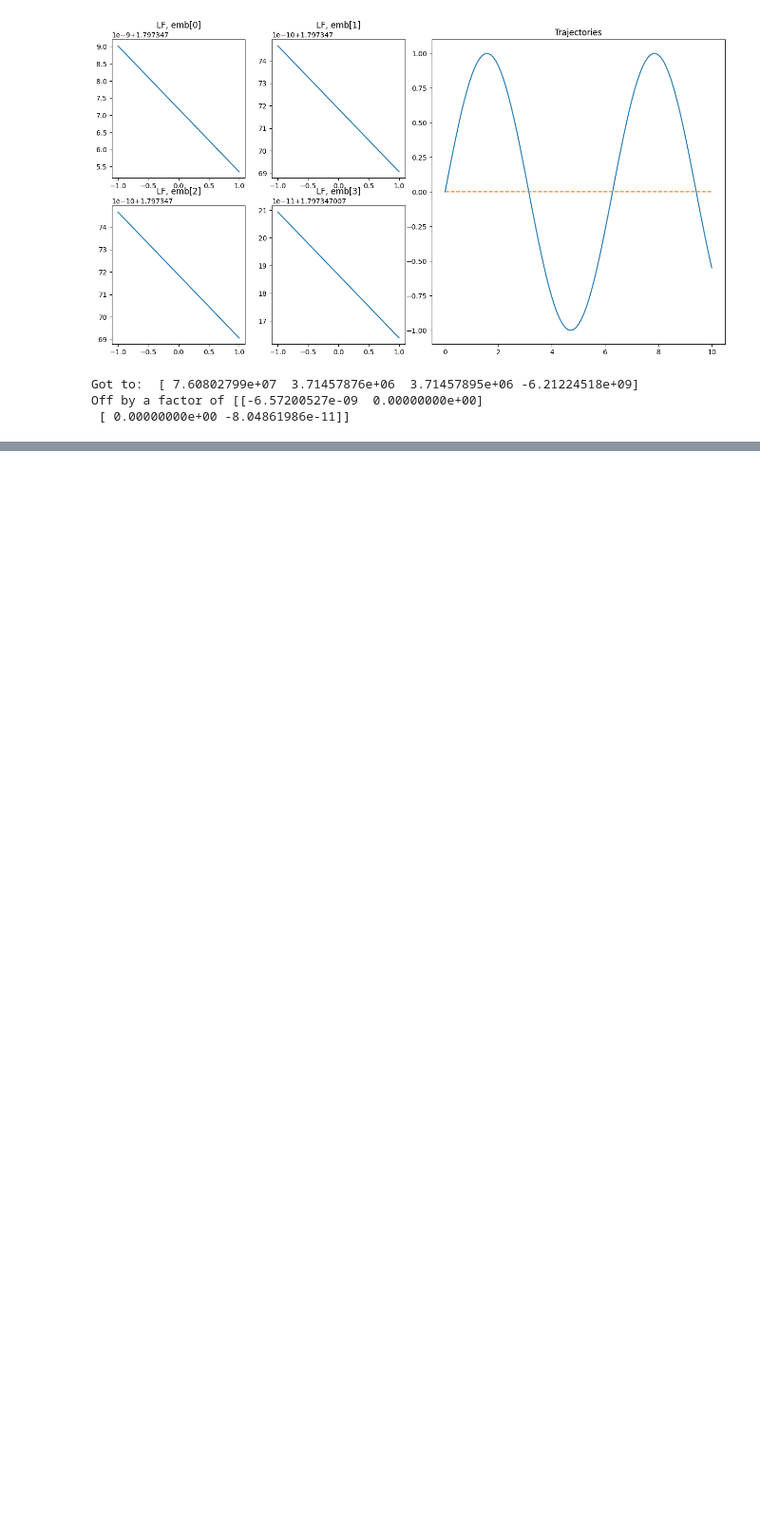
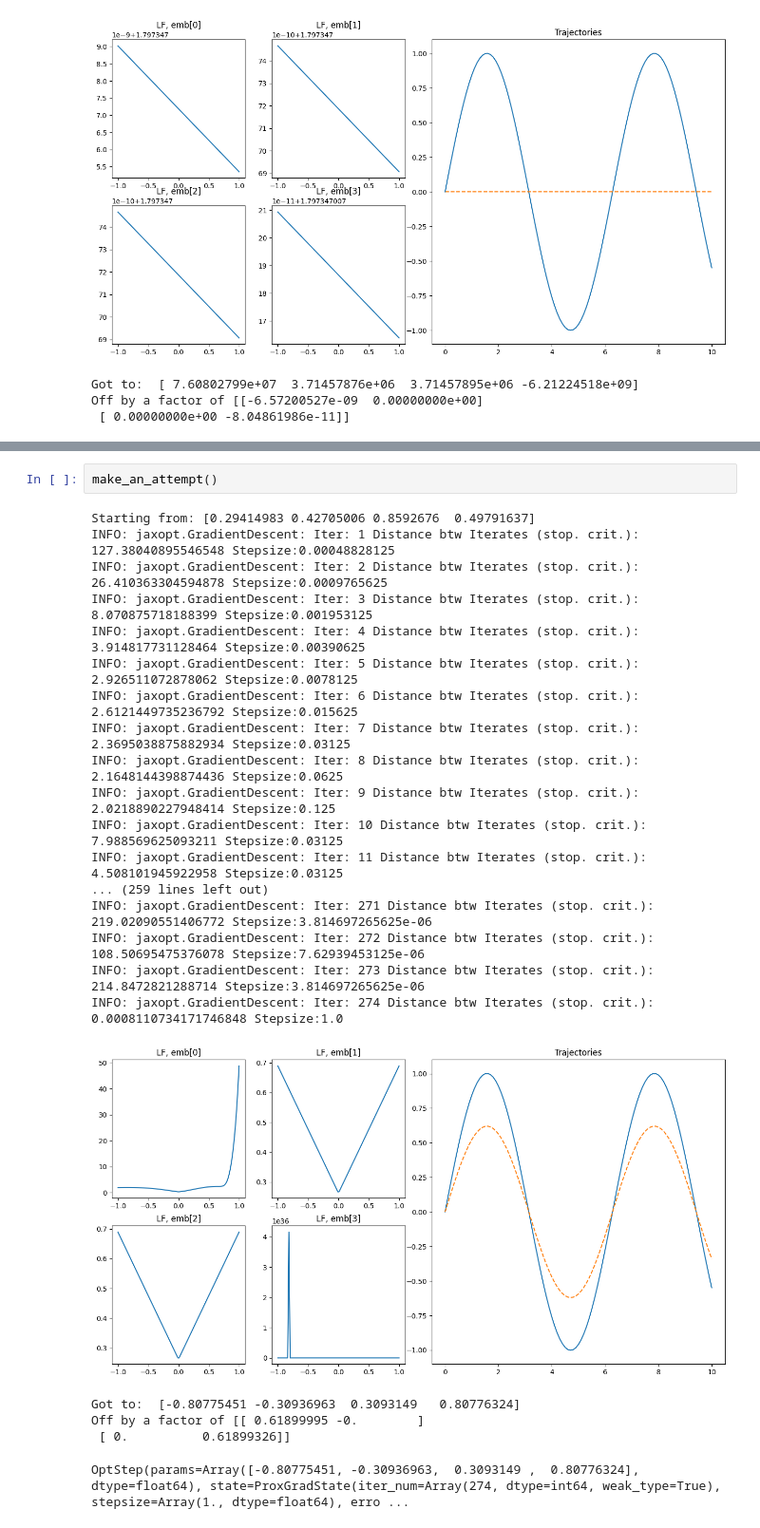
Before and after one commit to joshuacoles/slimpletic-jax, a Jupyter notebook: loss_fn/loss_fns.ipynb, the cells around one changed output, grey strips where cells are left out. Shown at 95% size. Drawn from its saved outputs; the diff is of its cells as text; blank space fills up the shorter version.

```diff
--- a/loss_fn/loss_fns.ipynb
+++ b/loss_fn/loss_fns.ipynb
@@ -609,0 +635,25 @@ Off by a factor of [[-6.57200527e-09  0.00000000e+00]
+# %%
+make_an_attempt()
+# %% [output]
+Starting from: [0.29414983 0.42705006 0.8592676  0.49791637]
+INFO: jaxopt.GradientDescent: Iter: 1 Distance btw Iterates (stop. crit.): 127.38040895546548 Stepsize:0.00048828125
+INFO: jaxopt.GradientDescent: Iter: 2 Distance btw Iterates (stop. crit.): 26.410363304594878 Stepsize:0.0009765625
+INFO: jaxopt.GradientDescent: Iter: 3 Distance btw Iterates (stop. crit.): 8.070875718188399 Stepsize:0.001953125
+INFO: jaxopt.GradientDescent: Iter: 4 Distance btw Iterates (stop. crit.): 3.914817731128464 Stepsize:0.00390625
+INFO: jaxopt.GradientDescent: Iter: 5 Distance btw Iterates (stop. crit.): 2.926511072878062 Stepsize:0.0078125
+INFO: jaxopt.GradientDescent: Iter: 6 Distance btw Iterates (stop. crit.): 2.6121449735236792 Stepsize:0.015625
+INFO: jaxopt.GradientDescent: Iter: 7 Distance btw Iterates (stop. crit.): 2.3695038875882934 Stepsize:0.03125
+INFO: jaxopt.GradientDescent: Iter: 8 Distance btw Iterates (stop. crit.): 2.1648144398874436 Stepsize:0.0625
+INFO: jaxopt.GradientDescent: Iter: 9 Distance btw Iterates (stop. crit.): 2.0218890227948414 Stepsize:0.125
+INFO: jaxopt.GradientDescent: Iter: 10 Distance btw Iterates (stop. crit.): 7.988569625093211 Stepsize:0.03125
+INFO: jaxopt.GradientDescent: Iter: 11 Distance btw Iterates (stop. crit.): 4.508101945922958 Stepsize:0.03125
+... (259 lines left out)
+INFO: jaxopt.GradientDescent: Iter: 271 Distance btw Iterates (stop. crit.): 219.02090551406772 Stepsize:3.814697265625e-06
+INFO: jaxopt.GradientDescent: Iter: 272 Distance btw Iterates (stop. crit.): 108.50695475376078 Stepsize:7.62939453125e-06
+INFO: jaxopt.GradientDescent: Iter: 273 Distance btw Iterates (stop. crit.): 214.8472821288714 Stepsize:3.814697265625e-06
+INFO: jaxopt.GradientDescent: Iter: 274 Distance btw Iterates (stop. crit.): 0.0008110734171746848 Stepsize:1.0
+[figure, added]
+Got to:  [-0.80775451 -0.30936963  0.3093149   0.80776324]
+Off by a factor of [[ 0.61899995 -0.        ]
+ [ 0.          0.61899326]]
+OptStep(params=Array([-0.80775451, -0.30936963,  0.3093149 ,  0.80776324], dtype=float64), state=ProxGradState(iter_num=Array(274, dtype=int64, weak_type=True), stepsize=Array(1., dtype=float64), erro ...
```
Also changed, not shown: parts of 3 cells of this notebook.
